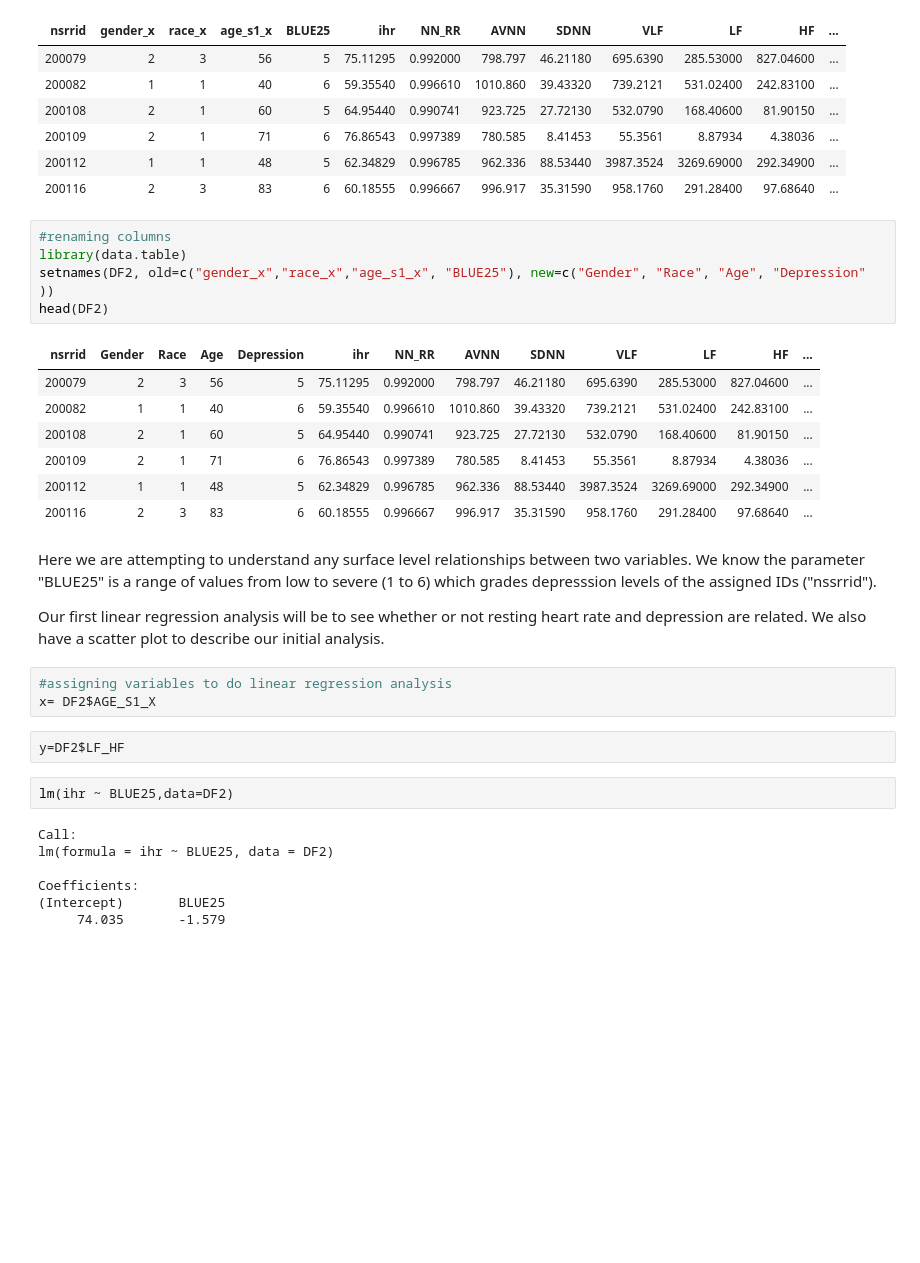
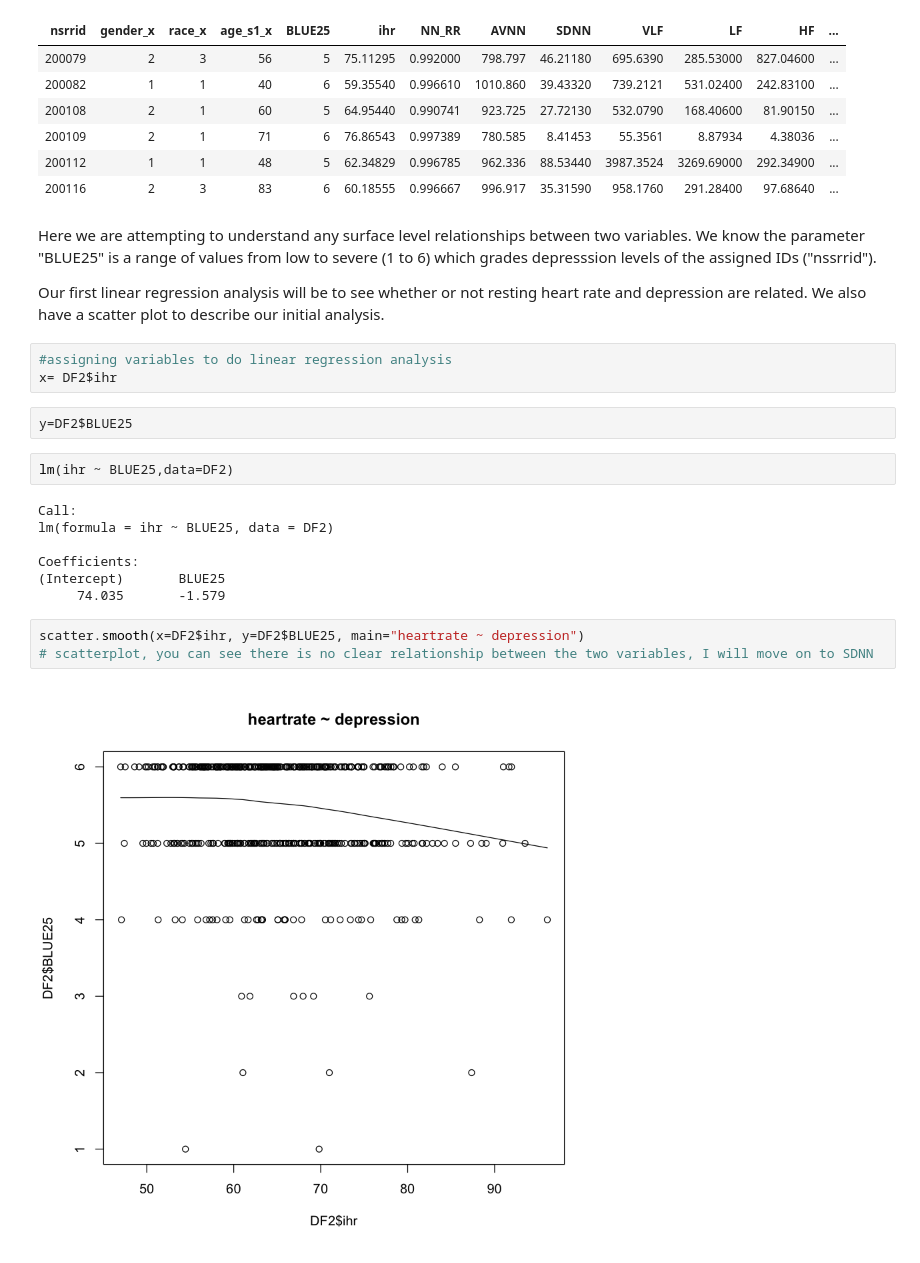
Before and after one commit to loveleenb/Depression_Analysis, a Jupyter notebook: Depression_Analysis_R.ipynb, the cells around one changed output. Saved outputs shown, nothing was run; the diff lists cells and outputs as text; blank space fills up the shorter version.

```diff
--- a/Depression_Analysis_R.ipynb
+++ b/Depression_Analysis_R.ipynb
@@ -108,19 +108,6 @@ head(DF2)
 | 200109 | 2 | 1 | 71 | 6 | 76.86543 | 0.997389 | 780.585 | 8.41453 | 55.3561 | 8.87934 | 4.38036 | ... |
 | 200112 | 1 | 1 | 48 | 5 | 62.34829 | 0.996785 | 962.336 | 88.53440 | 3987.3524 | 3269.69000 | 292.34900 | ... |
 | 200116 | 2 | 3 | 83 | 6 | 60.18555 | 0.996667 | 996.917 | 35.31590 | 958.1760 | 291.28400 | 97.68640 | ... |
-# %%
-#renaming columns
-library(data.table)
-setnames(DF2, old=c("gender_x","race_x","age_s1_x", "BLUE25"), new=c("Gender", "Race", "Age", "Depression" ))
-head(DF2)
-# %% [output]
-| nsrrid | Gender | Race | Age | Depression | ihr | NN_RR | AVNN | SDNN | VLF | LF | HF | ... |
-| 200079 | 2 | 3 | 56 | 5 | 75.11295 | 0.992000 | 798.797 | 46.21180 | 695.6390 | 285.53000 | 827.04600 | ... |
-| 200082 | 1 | 1 | 40 | 6 | 59.35540 | 0.996610 | 1010.860 | 39.43320 | 739.2121 | 531.02400 | 242.83100 | ... |
-| 200108 | 2 | 1 | 60 | 5 | 64.95440 | 0.990741 | 923.725 | 27.72130 | 532.0790 | 168.40600 | 81.90150 | ... |
-| 200109 | 2 | 1 | 71 | 6 | 76.86543 | 0.997389 | 780.585 | 8.41453 | 55.3561 | 8.87934 | 4.38036 | ... |
-| 200112 | 1 | 1 | 48 | 5 | 62.34829 | 0.996785 | 962.336 | 88.53440 | 3987.3524 | 3269.69000 | 292.34900 | ... |
-| 200116 | 2 | 3 | 83 | 6 | 60.18555 | 0.996667 | 996.917 | 35.31590 | 958.1760 | 291.28400 | 97.68640 | ... |
 # %% [markdown]
 Here we are attempting to understand any surface level relationships between two variables.
 We know the parameter "BLUE25" is a range of values from low to severe (1 to 6) which grades depresssion levels of the assigned IDs ("nssrrid").
@@ -128,9 +115,9 @@ We know the parameter "BLUE25" is a range of values from low to severe (1 to 6)
 Our first linear regression analysis will be to see whether or not resting heart rate and depression are related. We also have a scatter plot to describe our initial analysis.
 # %%
 #assigning variables to do linear regression analysis
-x= DF2$AGE_S1_X
+x= DF2$ihr
 # %%
-y=DF2$LF_HF
+y=DF2$BLUE25
 # %%
 lm(ihr ~ BLUE25,data=DF2)
 # %% [output]
@@ -140,3 +127,8 @@ lm(formula = ihr ~ BLUE25, data = DF2)
 Coefficients:
 (Intercept)       BLUE25
      74.035       -1.579
+# %%
+scatter.smooth(x=DF2$ihr, y=DF2$BLUE25, main="heartrate ~ depression")
+# scatterplot, you can see there is no clear relationship between the two variables, I will move on to SDNN
+# %% [output]
+[figure, added]
```
Also changed, not shown: parts of 16 cells of this notebook.
